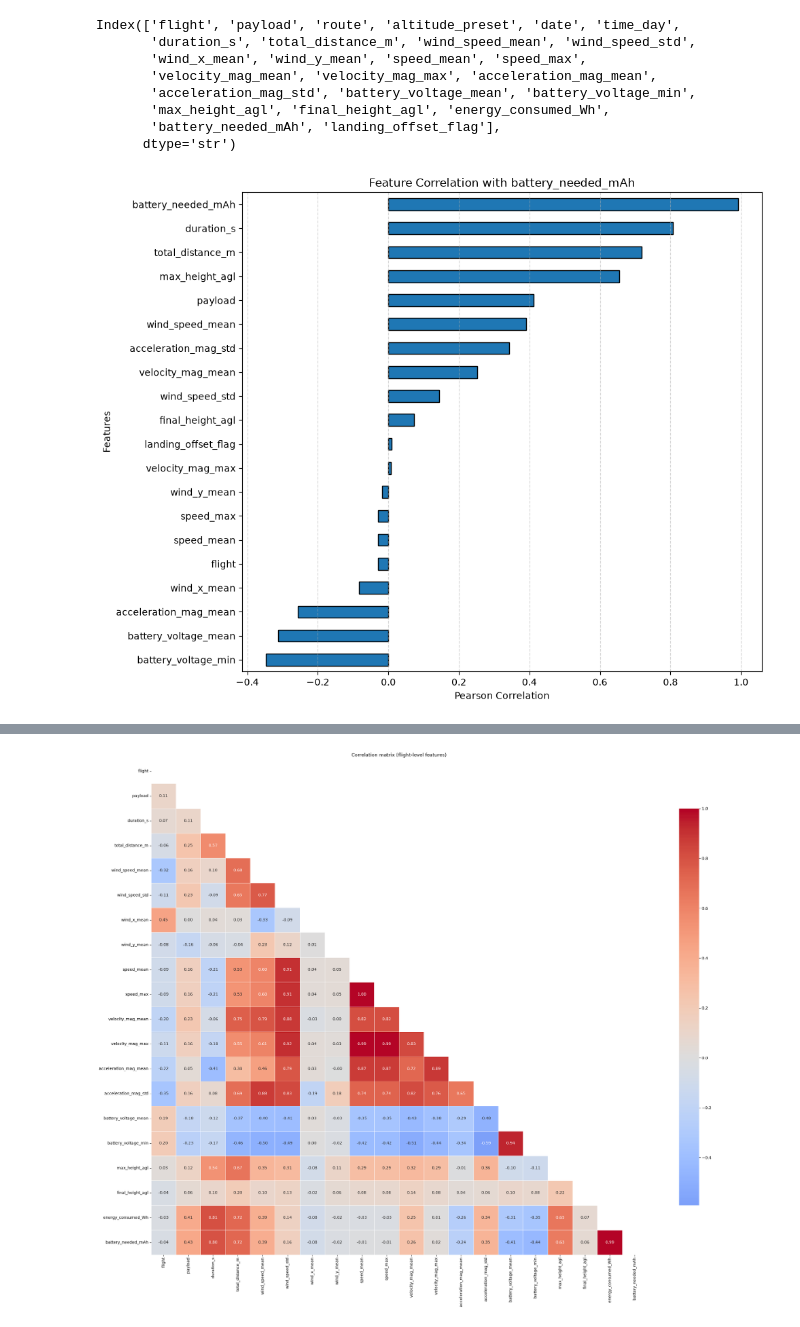
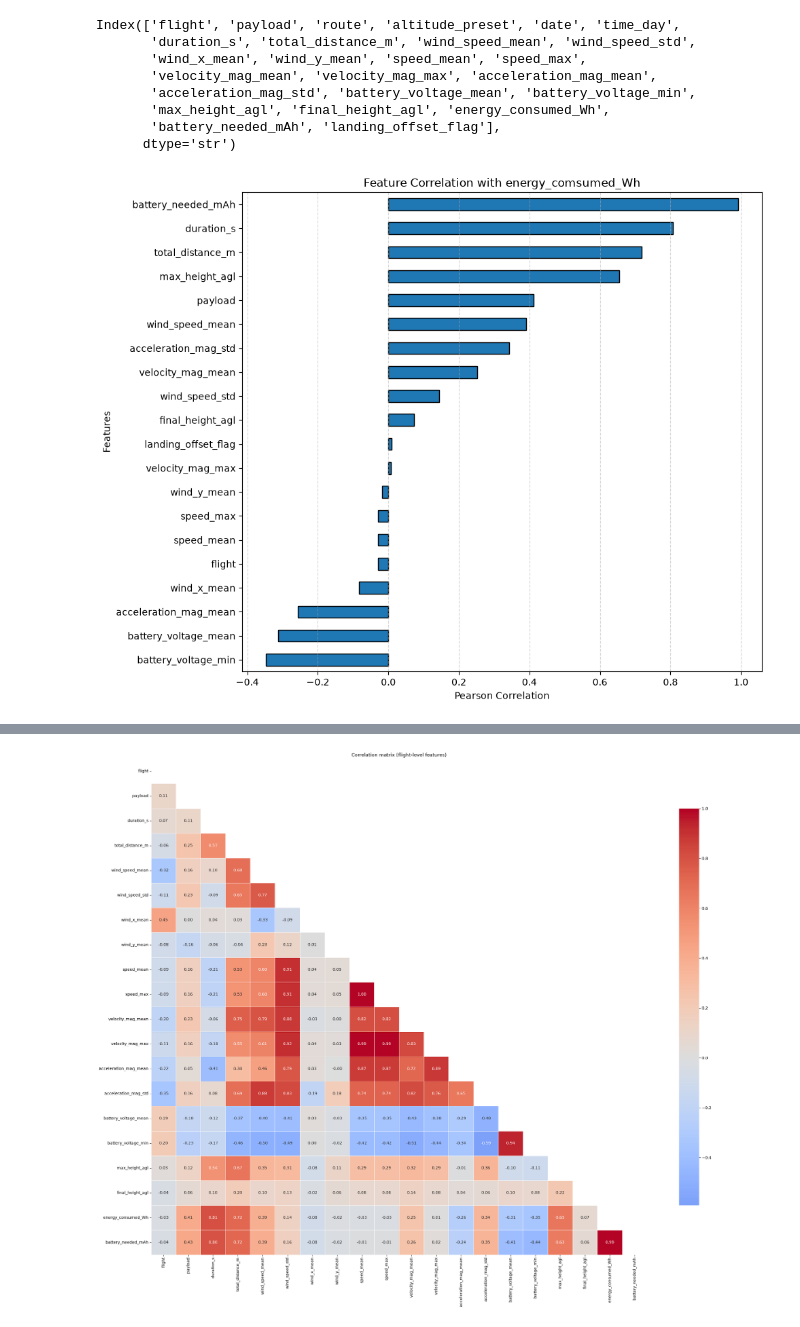
Before and after one commit to luunguyentankhai/Drone-Power-predict, a Jupyter notebook: eda/flight_stat.ipynb, the cells around one changed output, grey strips where cells are left out. Saved outputs shown, nothing was run; the diff lists cells and outputs as text; code cells hidden in the pictures.

```diff
--- a/eda/flight_stat.ipynb
+++ b/eda/flight_stat.ipynb
@@ -73,27 +56,27 @@ Index(['flight', 'payload', 'route', 'altitude_preset', 'date', 'time_day',
 # %%
 # Compute correlation matrix
 corr = df.corr(numeric_only=True)
 
 # Correlation with target
 target_corr = (
     corr["energy_consumed_Wh"]
     .drop("energy_consumed_Wh")      # Remove self-correlation
     .sort_values()
 )
 
 plt.figure(figsize=(10, 8))
 
 target_corr.plot(
     kind="barh",                  # Horizontal bar chart
     edgecolor="black"
 )
 
-plt.title("Feature Correlation with battery_needed_mAh")
+plt.title("Feature Correlation with energy_comsumed_Wh")
 plt.xlabel("Pearson Correlation")
 plt.ylabel("Features")
 
 plt.grid(axis="x", linestyle="--", alpha=0.5)
 plt.tight_layout()
 plt.show()
 # %% [output]
-[figure, old version]
+[figure, new version]
```
Also changed, not shown: parts of 3 cells of this notebook.
